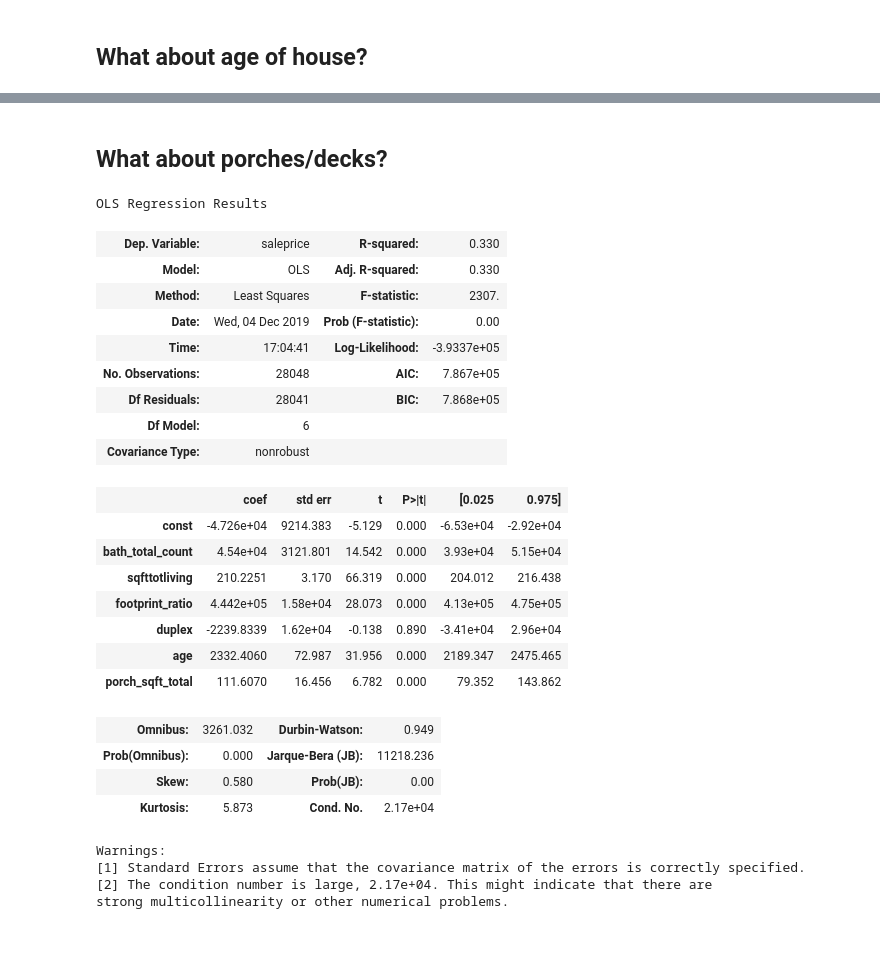
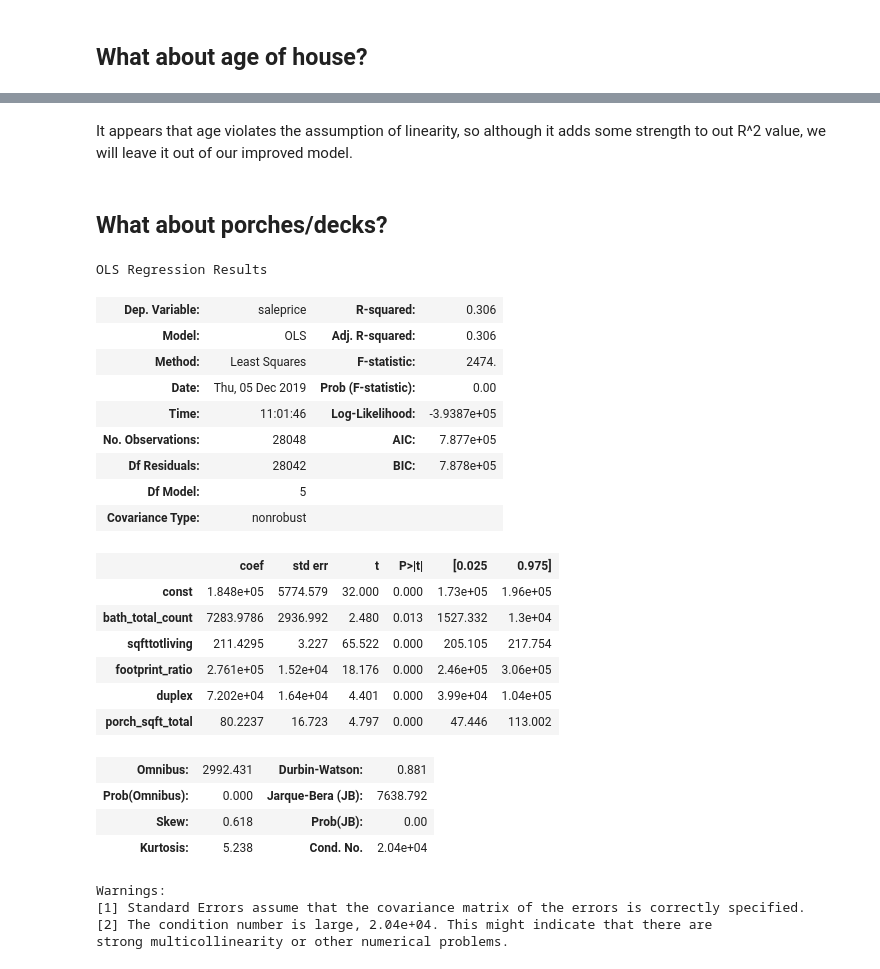
Before and after one commit to aabrahamson3/king-county-housing, a Jupyter notebook: bb_jn.ipynb, the cells around one changed output, grey strips where cells are left out. Cells and saved outputs as stored; diff of their text form; code cells hidden in the pictures; blank space fills up the shorter version.

```diff
--- a/bb_jn.ipynb
+++ b/bb_jn.ipynb
@@ -390,8 +335,12 @@ df_zip_test = pd.get_dummies(df_zip['zipcode'], prefix = 'zip')
 # %%
 #engineer total baths
-x['bath_total_count']=x['bathhalfcount']+x['bath3qtrcount']+x['bathfullcount']
-x.drop(columns = ['bathhalfcount','bath3qtrcount','bathfullcount'], inplace = True)
+
+def engineer_total_baths(df):
+    df['bath_total_count']=df['bathhalfcount']+df['bath3qtrcount']+df['bathfullcount']
+    df.drop(columns = ['bathhalfcount','bath3qtrcount','bathfullcount'], inplace = True)
+    return df
 # %%
+x = engineer_total_baths(x)
 list_of_feat =['bath_total_count', 'sqfttotliving','footprint_ratio','duplex']
 make_housing_model(list_of_feat,x,y)
 # %% [output]
@@ -475,3 +424,5 @@ check_feature_resid_dist(['age'],x,y)
+# %% [markdown]
+It appears that age violates the assumption of linearity, so although it adds some strength to out R^2 value, we will leave it out of our improved model.
 # %% [markdown]
 ## What about porches/decks?
 # %%
@@ -479,32 +430,31 @@ check_feature_resid_dist(['age'],x,y)
 x['porch_sqft_total']=x['sqftopenporch']+x['sqftenclosedporch']
 x.drop(columns = ['sqftopenporch','sqftenclosedporch'], inplace = True)
 # %%
-list_of_feat =['bath_total_count','sqfttotliving','footprint_ratio','duplex','age', 'porch_sqft_total']
+list_of_feat =['bath_total_count','sqfttotliving','footprint_ratio','duplex', 'porch_sqft_total']
 make_housing_model(list_of_feat,x,y)
 # %% [output]
 OLS Regression Results
-| Dep. Variable: | saleprice | R-squared: | 0.330 |
-| Model: | OLS | Adj. R-squared: | 0.330 |
-| Method: | Least Squares | F-statistic: | 2307. |
-| Date: | Wed, 04 Dec 2019 | Prob (F-statistic): | 0.00 |
-| Time: | 17:04:41 | Log-Likelihood: | -3.9337e+05 |
-| No. Observations: | 28048 | AIC: | 7.867e+05 |
-| Df Residuals: | 28041 | BIC: | 7.868e+05 |
-| Df Model: | 6 |  |  |
+| Dep. Variable: | saleprice | R-squared: | 0.306 |
+| Model: | OLS | Adj. R-squared: | 0.306 |
+| Method: | Least Squares | F-statistic: | 2474. |
+| Date: | Thu, 05 Dec 2019 | Prob (F-statistic): | 0.00 |
+| Time: | 11:01:46 | Log-Likelihood: | -3.9387e+05 |
+| No. Observations: | 28048 | AIC: | 7.877e+05 |
+| Df Residuals: | 28042 | BIC: | 7.878e+05 |
+| Df Model: | 5 |  |  |
 | Covariance Type: | nonrobust |  |  |
 |  | coef | std err | t | P>|t| | [0.025 | 0.975] |
-| const | -4.726e+04 | 9214.383 | -5.129 | 0.000 | -6.53e+04 | -2.92e+04 |
-| bath_total_count | 4.54e+04 | 3121.801 | 14.542 | 0.000 | 3.93e+04 | 5.15e+04 |
-| sqfttotliving | 210.2251 | 3.170 | 66.319 | 0.000 | 204.012 | 216.438 |
-| footprint_ratio | 4.442e+05 | 1.58e+04 | 28.073 | 0.000 | 4.13e+05 | 4.75e+05 |
-| duplex | -2239.8339 | 1.62e+04 | -0.138 | 0.890 | -3.41e+04 | 2.96e+04 |
-| age | 2332.4060 | 72.987 | 31.956 | 0.000 | 2189.347 | 2475.465 |
-| porch_sqft_total | 111.6070 | 16.456 | 6.782 | 0.000 | 79.352 | 143.862 |
+| const | 1.848e+05 | 5774.579 | 32.000 | 0.000 | 1.73e+05 | 1.96e+05 |
+| bath_total_count | 7283.9786 | 2936.992 | 2.480 | 0.013 | 1527.332 | 1.3e+04 |
+| sqfttotliving | 211.4295 | 3.227 | 65.522 | 0.000 | 205.105 | 217.754 |
+| footprint_ratio | 2.761e+05 | 1.52e+04 | 18.176 | 0.000 | 2.46e+05 | 3.06e+05 |
+| duplex | 7.202e+04 | 1.64e+04 | 4.401 | 0.000 | 3.99e+04 | 1.04e+05 |
+| porch_sqft_total | 80.2237 | 16.723 | 4.797 | 0.000 | 47.446 | 113.002 |
-| Omnibus: | 3261.032 | Durbin-Watson: | 0.949 |
-| Prob(Omnibus): | 0.000 | Jarque-Bera (JB): | 11218.236 |
-| Skew: | 0.580 | Prob(JB): | 0.00 |
-| Kurtosis: | 5.873 | Cond. No. | 2.17e+04 |
+| Omnibus: | 2992.431 | Durbin-Watson: | 0.881 |
+| Prob(Omnibus): | 0.000 | Jarque-Bera (JB): | 7638.792 |
+| Skew: | 0.618 | Prob(JB): | 0.00 |
+| Kurtosis: | 5.238 | Cond. No. | 2.04e+04 |
 Warnings:
 [1] Standard Errors assume that the covariance matrix of the errors is correctly specified.
-[2] The condition number is large, 2.17e+04. This might indicate that there are
+[2] The condition number is large, 2.04e+04. This might indicate that there are
 strong multicollinearity or other numerical problems.
```
Also changed, not shown: parts of 25 cells of this notebook.
